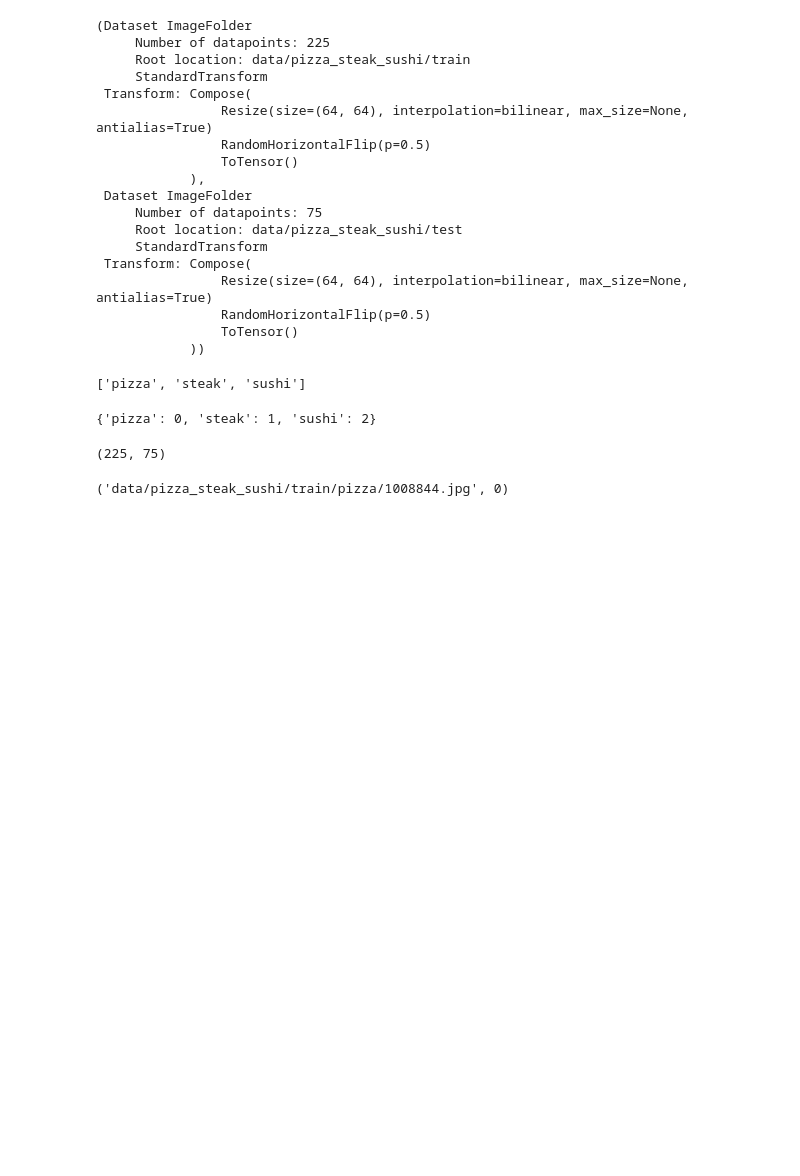
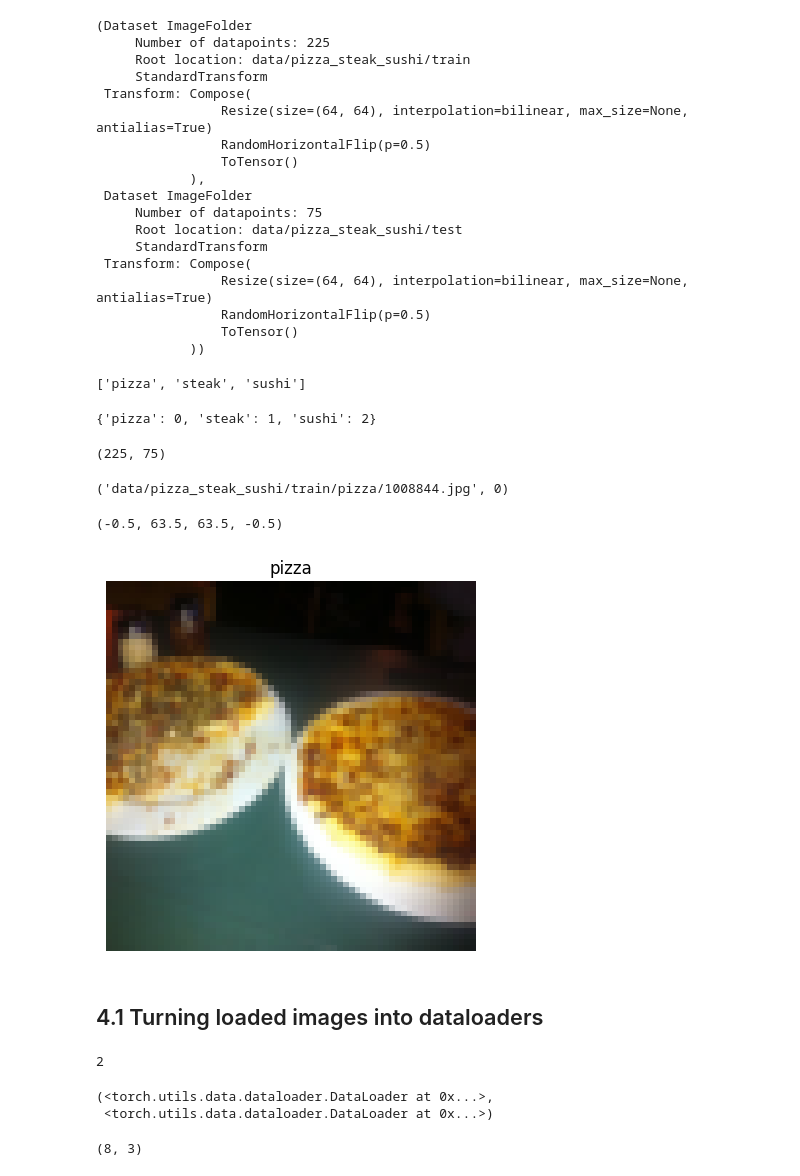
Before and after one commit to ujjawalsingh10/Pytorch-Deep-Learning, a Jupyter notebook: 04_Custom_datasets.ipynb, the cells around one changed output. Drawn from its saved outputs; the diff is of its cells as text; code cells hidden in the pictures; blank space fills up the shorter version.

Commit message:
Dataloaders

```diff
--- a/04_Custom_datasets.ipynb
+++ b/04_Custom_datasets.ipynb
@@ -227,0 +226,17 @@ train_data.samples[0]
+# %%
+## Index on train_data dataset to get a single image and label
+img, label = train_data[0]
+# %%
+plt.imshow(img.permute(1,2,0))
+plt.title(class_names[label])
+plt.axis('off')
+# %% [output]
+(-0.5, 63.5, 63.5, -0.5)
+[figure, added]
+# %% [markdown]
+## 4.1 Turning loaded images into dataloaders
+# %%
+import os
+os.cpu_count()
+# %% [output]
+2
@@ -227,0 +257,9 @@ train_data.samples[0]
+# %%
+train_dataloader, test_dataloader
+# %% [output]
+(<torch.utils.data.dataloader.DataLoader at 0x...>,
+ <torch.utils.data.dataloader.DataLoader at 0x...>)
+# %%
+len(train_dataloader), len(test_dataloader)
+# %% [output]
+(8, 3)
```
Also changed, not shown: parts of 7 cells of this notebook.
